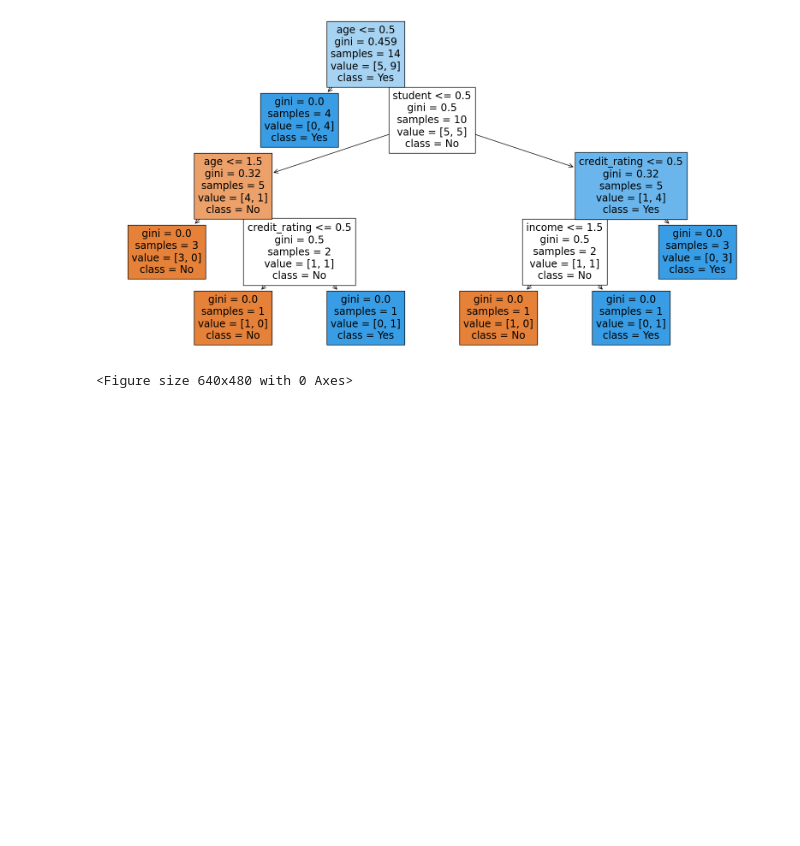
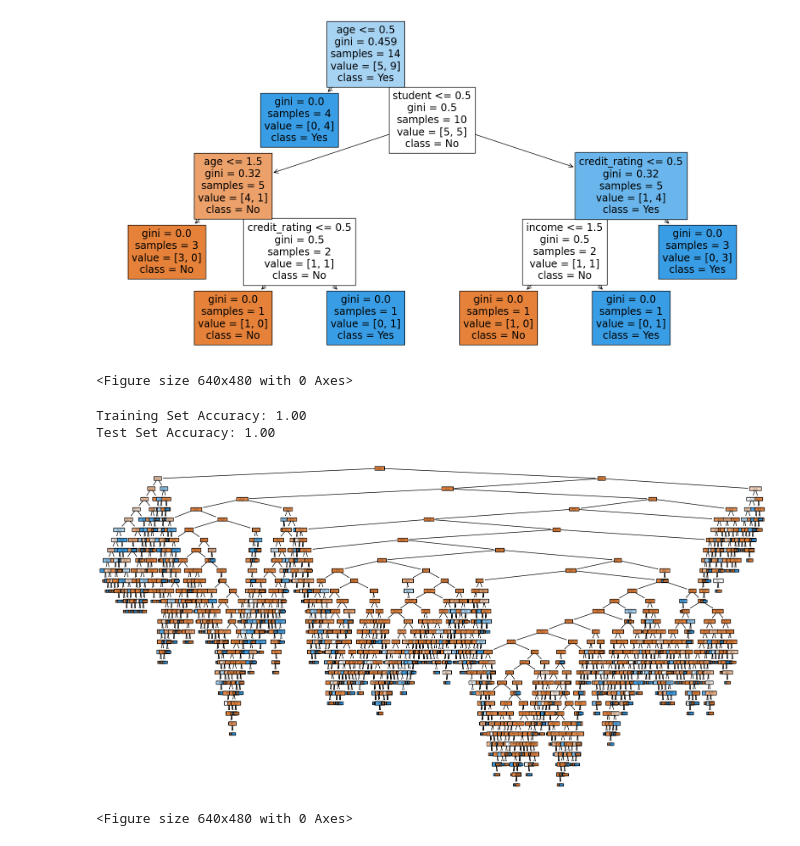
Before and after one commit to sajjad-14/Machine_Learning, a Jupyter notebook: ML_21180_Lab4.ipynb, the cells around one changed output. Saved outputs shown, nothing was run; the diff lists cells and outputs as text; code cells hidden in the pictures; blank space fills up the shorter version.

```diff
--- a/ML_21180_Lab4.ipynb
+++ b/ML_21180_Lab4.ipynb
@@ -148,0 +112,59 @@ plt.show()
+# %%
+import pandas as pd
+import numpy as np
+from sklearn.model_selection import train_test_split
+from sklearn.tree import DecisionTreeClassifier, plot_tree
+import matplotlib.pyplot as plt
+from sklearn.impute import SimpleImputer
+
+#Path of dataset
+data_file = 'hdddata.csv'
+target_column = 'failure'
+
+# Load your dataset
+your_dataset = pd.read_csv(data_file)
+
+# Separate the features (train_features) and target (train_target)
+train_features = your_dataset.drop(target_column, axis=1)
+train_target = your_dataset[target_column]
+
+# Split the data into training and test sets (adjust test_size as needed)
+test_size = 0.2  # Adjust the test size as needed
+random_state = 42
+train_features, test_features, train_target, test_target = train_test_split(train_features, train_target, test_size=test_size, random_state=random_state)
+
+# Create a Decision Tree Classifier
+model = DecisionTreeClassifier()
+
+# Replace NaN values with the mean of each column (you can change 'mean' to 'median' or 'most_frequent' if needed)
+imputer = SimpleImputer(strategy='mean')
+train_features_imputed = imputer.fit_transform(train_features)
+test_features_imputed = imputer.transform(test_features)
+
+# Update the train_features and test_features with imputed values
+train_features = train_features_imputed
+test_features = test_features_imputed
+
+# Fit the model on the training data
+model.fit(train_features, train_target)
+
+# Calculate accuracy on the training data
+train_accuracy = model.score(train_features, train_target)
+print(f"Training Set Accuracy: {train_accuracy:.2f}")
+
+# Calculate accuracy on the test data
+test_accuracy = model.score(test_features, test_target)
+print(f"Test Set Accuracy: {test_accuracy:.2f}")
+
+# Plot the Decision Tree
+plt.figure(figsize=(20, 10))  # Adjust the figure size as needed
+plot_tree(model, filled=True, feature_names=X.columns, class_names=[str(cls) for cls in y.unique()])
+plt.show()
+
+# saving the plot in .jpg format
+plt.savefig("hddtree.jpg")
+# %% [output]
+Training Set Accuracy: 1.00
+Test Set Accuracy: 1.00
+[figure, added]
+<Figure size 640x480 with 0 Axes>
```
Also changed, not shown: parts of 1 cell of this notebook.
